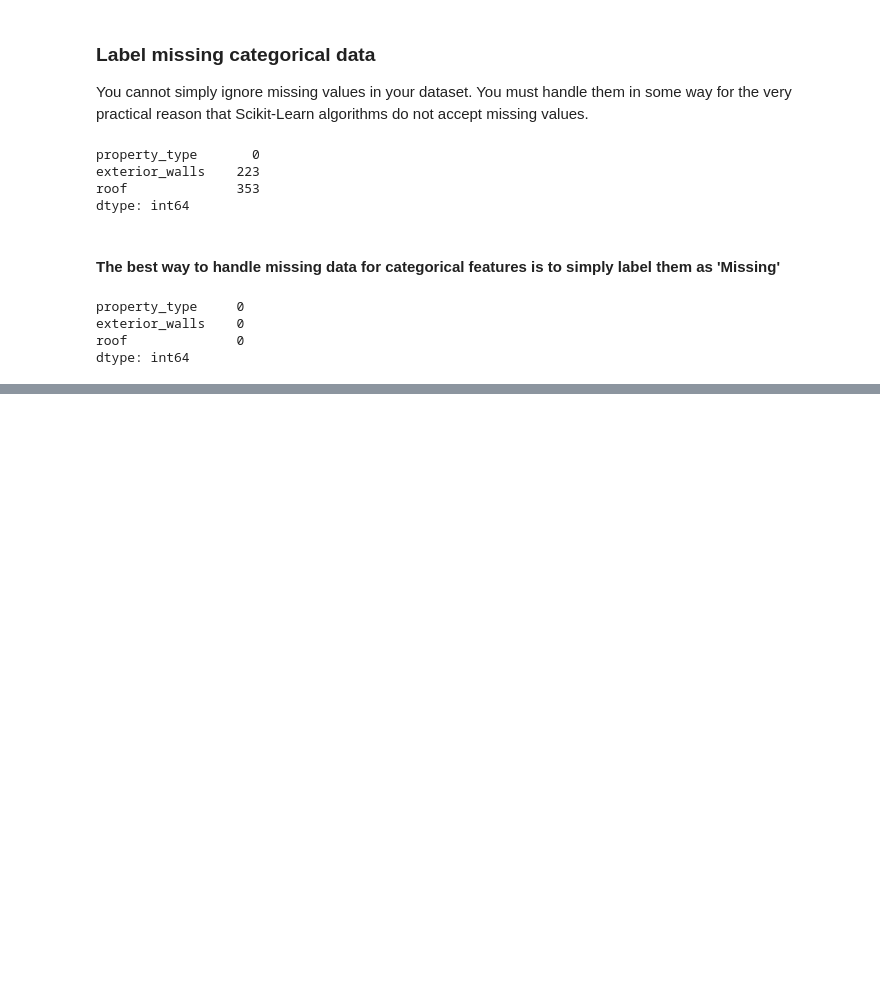
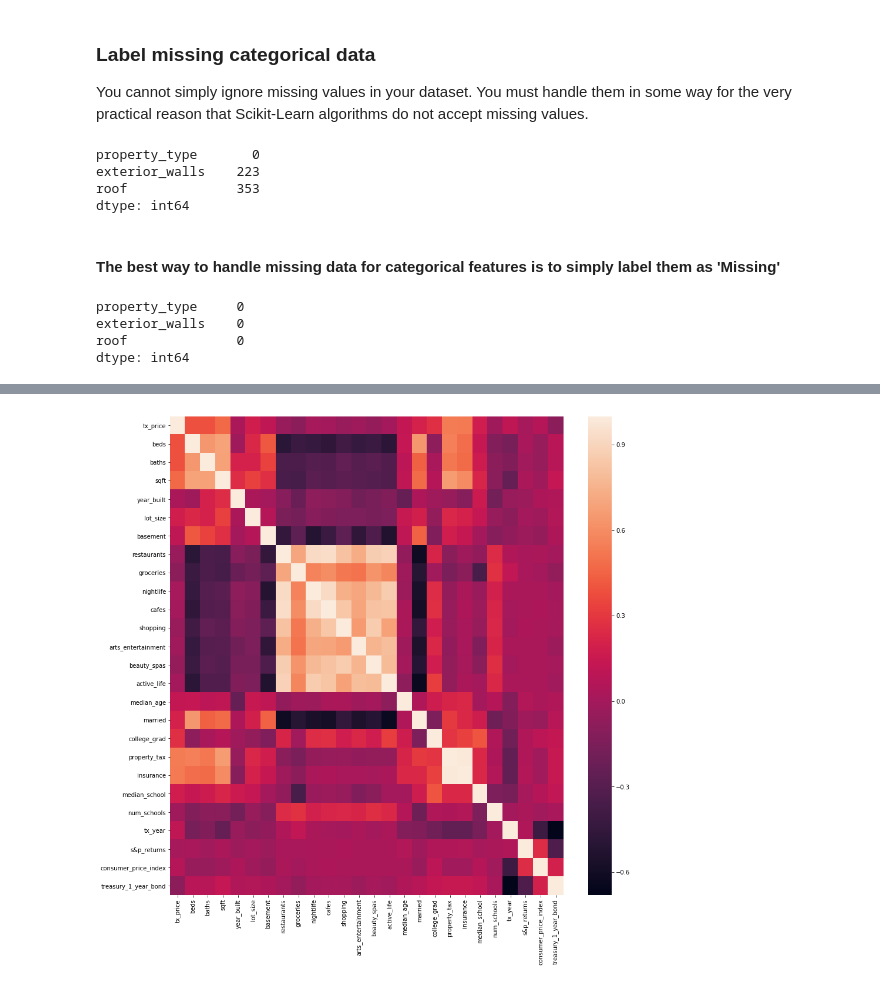
Before and after one commit to muhliscokadar/machine_learning_real_estate_project, a Jupyter notebook: data_engineering/data_cleaning.ipynb, the cells around one changed output, grey strips where cells are left out. Drawn from its saved outputs; the diff is of its cells as text; code cells hidden in the pictures; blank space fills up the shorter version.

```diff
--- a/data_engineering/data_cleaning.ipynb
+++ b/data_engineering/data_cleaning.ipynb
@@ -381,0 +413,7 @@ dtype: int64
+# %%
+plt.figure(figsize=(15,15))
+sns.heatmap(df.corr())
+
+plt.savefig('images/heatmap1.png')
+# %% [output]
+[figure, added]
```
Also changed, not shown: parts of 3 cells of this notebook, 10 other files.
